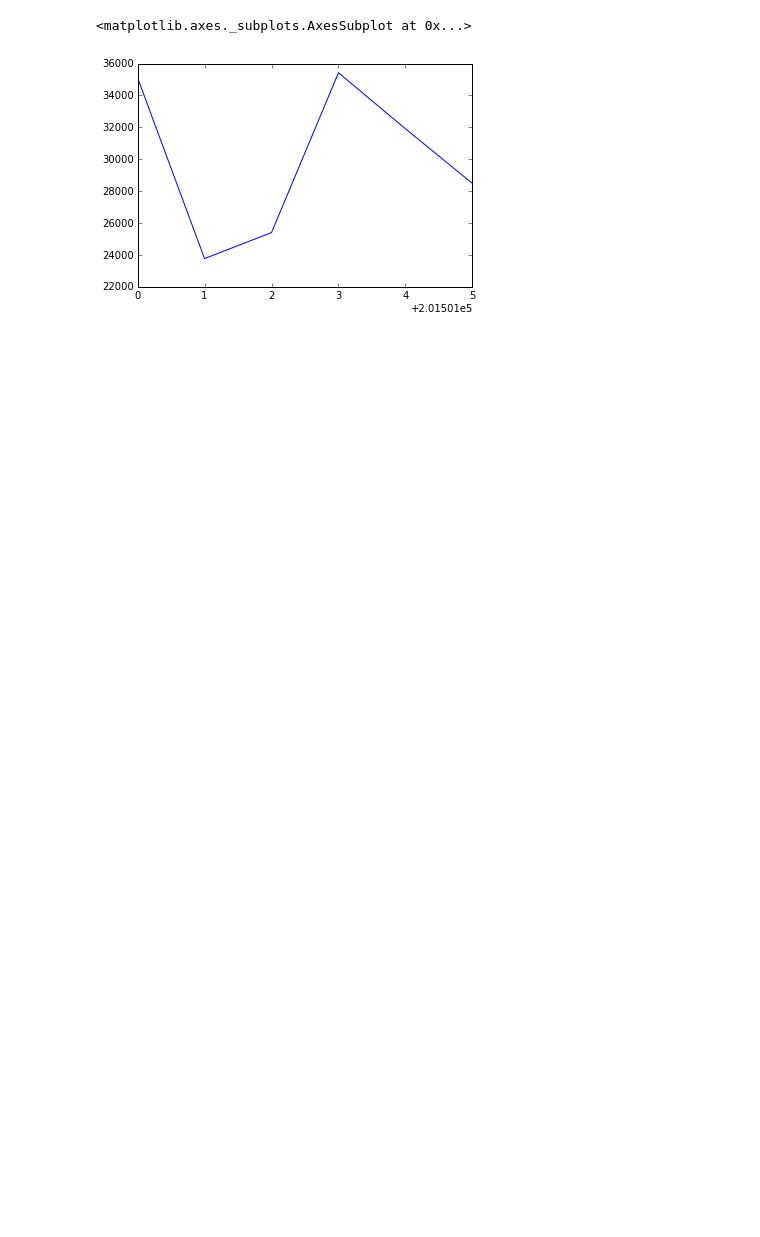
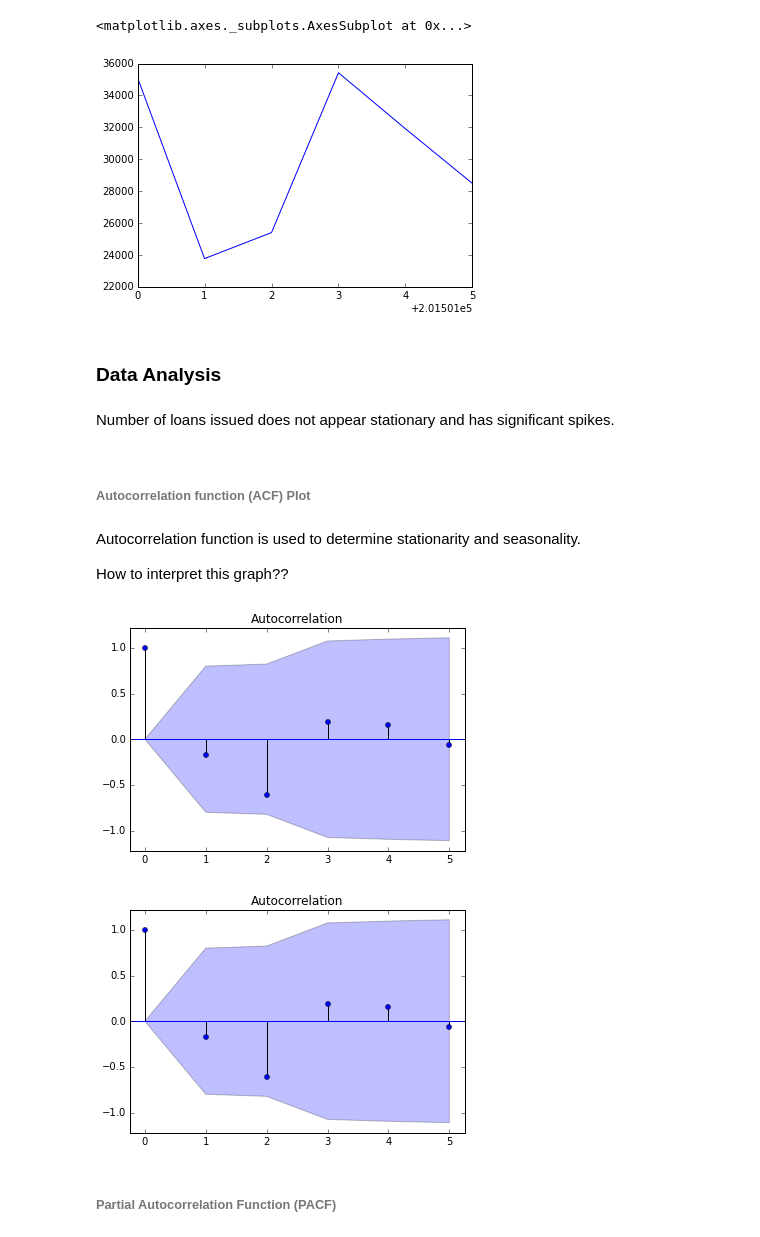
Before and after one commit to grprtkal/thinkful, a Jupyter notebook: Unit_2/Lending Club Data/time_series.ipynb, the cells around one changed output. Drawn from its saved outputs; the diff is of its cells as text; code cells hidden in the pictures; blank space fills up the shorter version.

Commit message:
Added ACF and PCF visuals to time series notebook

```diff
--- a/Unit_2/Lending Club Data/time_series.ipynb
+++ b/Unit_2/Lending Club Data/time_series.ipynb
@@ -98,3 +99,22 @@ loan_count_summary.plot()
 # %% [output]
 <matplotlib.axes._subplots.AxesSubplot at 0x...>
 [figure]
+# %% [markdown]
+<h3>Data Analysis</h3>
+# %% [markdown]
+<p>Number of loans issued does not appear stationary and has significant spikes.</p>
+
+<p></p>
+# %% [markdown]
+<h6>Autocorrelation function (ACF) Plot</h6>
+# %% [markdown]
+Autocorrelation function is used to determine stationarity and seasonality.
+
+How to interpret this graph??
+# %%
+sm.graphics.tsa.plot_acf(loan_count_summary)
+# %% [output]
+[figure, added]
+[figure, added]
+# %% [markdown]
+<h6>Partial Autocorrelation Function (PACF)</h6>
```
Also changed, not shown: parts of 3 cells of this notebook.
